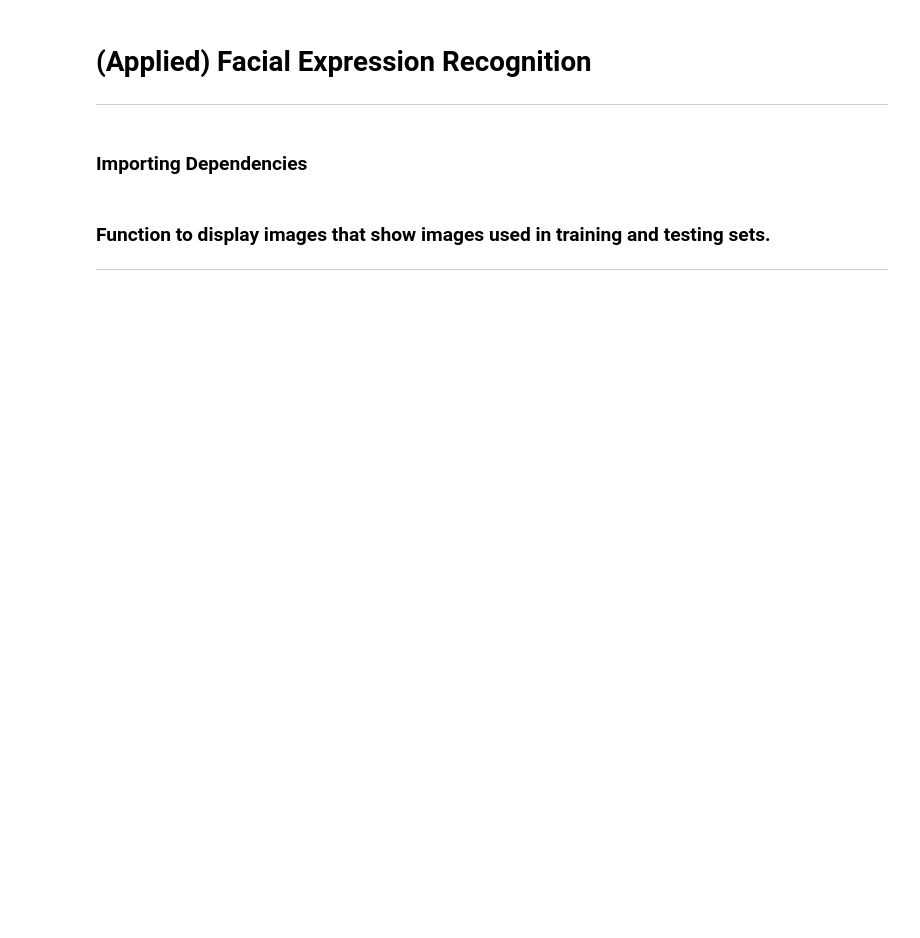
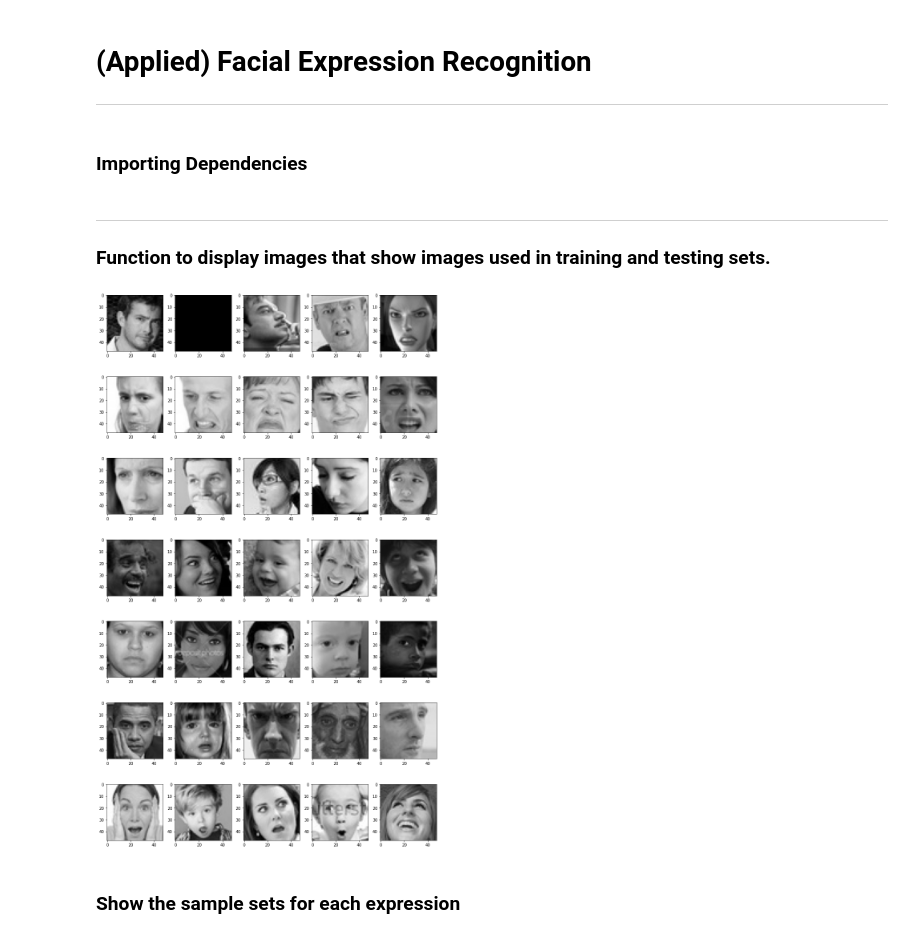
Before and after one commit to gianmillare/Facial-Expression-Recognition-Applied, a Jupyter notebook: facial_expression_recognition/FER_model.ipynb, the cells around one changed output. Cells and saved outputs as stored; diff of their text form; code cells hidden in the pictures; blank space fills up the shorter version.

Commit message:
successfully ran the image datasets and displayed sample size

```diff
--- a/facial_expression_recognition/FER_model.ipynb
+++ b/facial_expression_recognition/FER_model.ipynb
@@ -23,20 +23,26 @@ from IPython.display import SVG, Image
 from livelossplot.tf_keras import PlotLossesCallback
 import tensorflow as tf
 # %% [markdown]
+<hr>
+
 ### Function to display images that show images used in training and testing sets.
-
-<hr>
 # %%
 def show_train_test_images(plt):
     plt.figure(0, figsize=(12,20))
     ctr=0
 
     for i in os.listdir("train/"):
         for j in range(1,6):
             ctr+=1
             plt.subplot(7,5,ctr)
             img = load_img('train/' + i + "/" + os.listdir('train/' + i)[j], target_size=(48,48))
             plt.imshow(img, cmap='gray')
 
     plt.tight_layout()
     return plt
+
+show_train_test_images(plt).show()
+# %% [output]
+[figure, added]
+# %% [markdown]
+### Show the sample sets for each expression
```
Also changed, not shown: parts of 1 cell of this notebook.
